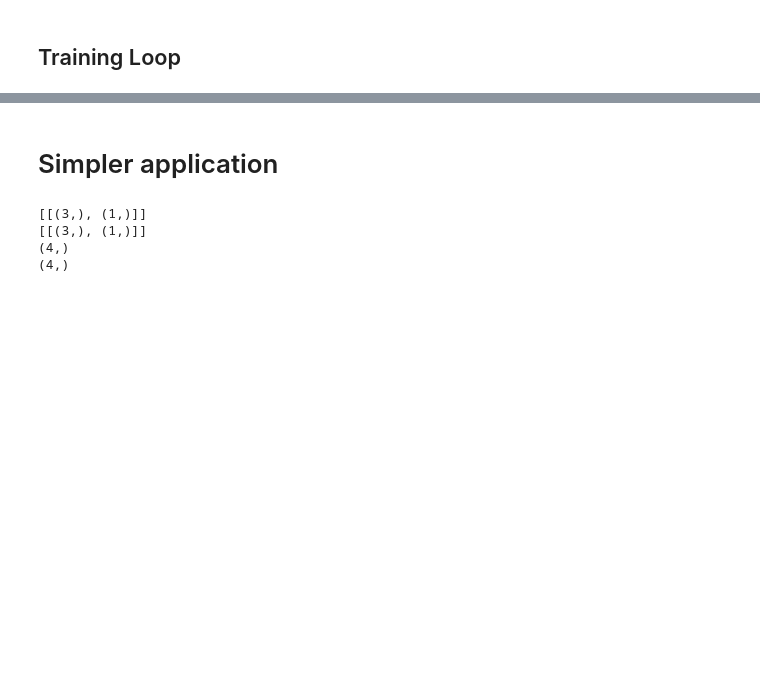
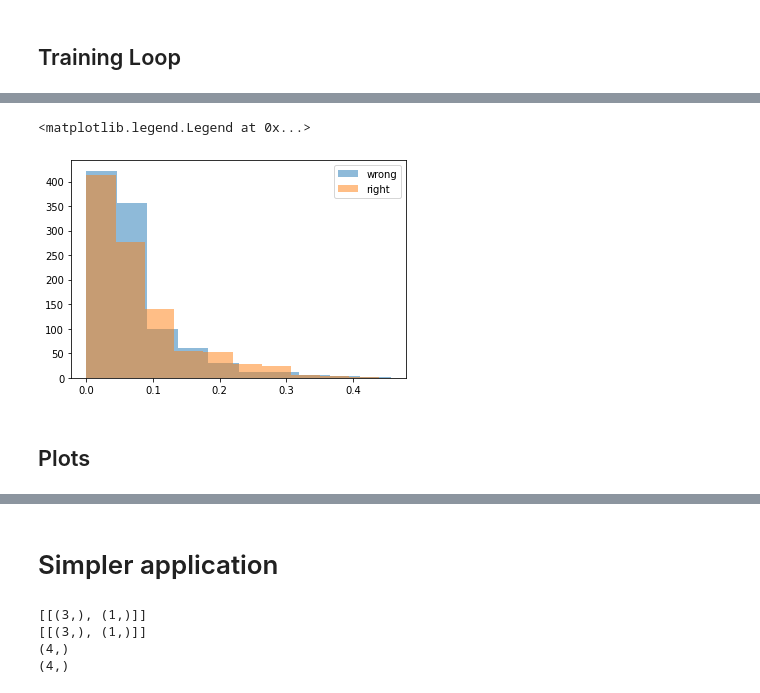
Before and after one commit to katelee168/opt, a Jupyter notebook: Jax_MNIST.ipynb, the cells around one changed output, grey strips where cells are left out. Cells and saved outputs as stored; diff of their text form; code cells hidden in the pictures; blank space fills up the shorter version.

```diff
--- a/Jax_MNIST.ipynb
+++ b/Jax_MNIST.ipynb
@@ -287,0 +326,4 @@ Eig1:  238.3792
+# %%
+# 1. list of datapoints that are misclassified
+wrong_idxs = np.where(~train_correct_or_not)[0]
+right_idxs = np.where(train_correct_or_not)[0]
@@ -288,3 +348,38 @@ Eig1:  238.3792
+# %%
+def get_energy(idxs, params, eigvec1, x, y):
+  energy_log = []
+  with alive_bar(1000) as bar:
+    for i, idx in enumerate(idxs):
+      bar()
+      ex = x[idx][None, :]
+      ey = y[idx][None, :]
+      # 2. The gradient at the examples
+      egrad = grad(loss)(params, ex, ey)
+
+      # 3. top k eigvec of H
+      flat_egrad = get_flat(egrad)
+      eproj1 = np.dot(flat_egrad, eigvec1) * eigvec1
+
+      # 4. ✨ energy ✨
+      eenergy = np.linalg.norm(eproj1) / np.linalg.norm(flat_egrad)
+      energy_log.append(eenergy)
+  return energy_log
+# %%
+sub_right_idxs = np.random.choice(right_idxs, 1000)
+sub_wrong_idxs = np.random.choice(wrong_idxs, 1000)
+# %%
+wrong_energy = get_energy(sub_wrong_idxs, params, eigvec1, train_images, train_labels)
+
+right_energy = get_energy(sub_right_idxs, params, eigvec1, train_images, train_labels)
+# %%
+plt.hist(wrong_energy, label='wrong', alpha=0.5)
+plt.hist(right_energy, label='right', alpha=0.5)
+plt.legend()
+# %% [output]
+<matplotlib.legend.Legend at 0x...>
+[figure, added]
+# %% [markdown]
+## Plots
 # %%
 df = pd.DataFrame(log)
 # %%
```
Also changed, not shown: parts of 19 cells of this notebook.
